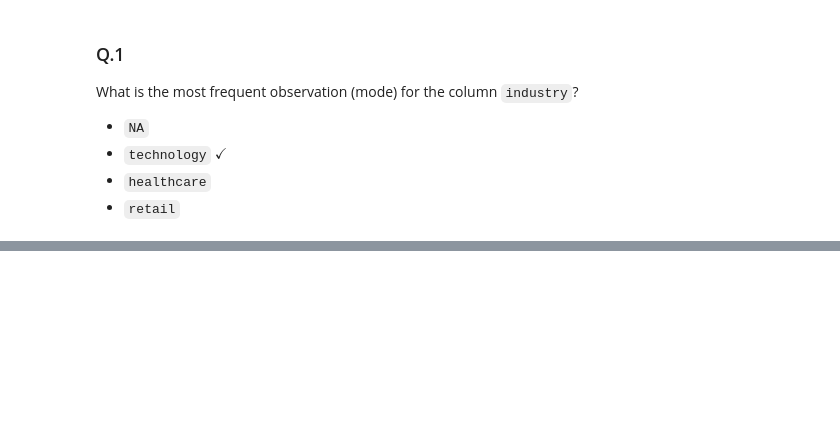
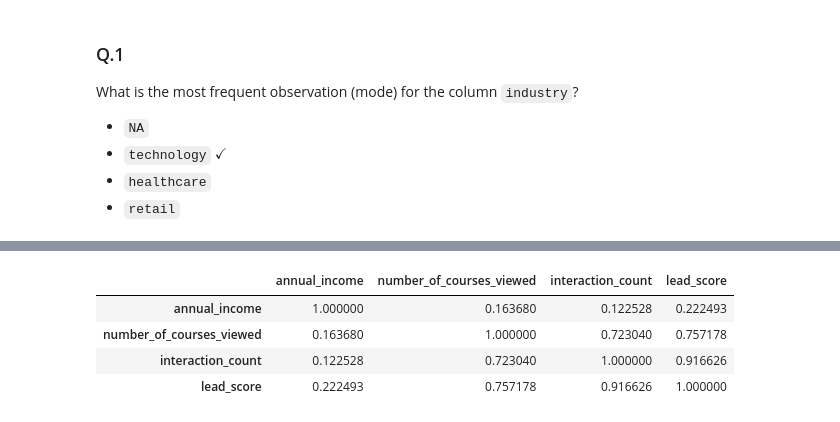
Before and after one commit to RwinRad/ml-forge, a Jupyter notebook: 03-classification/homework.ipynb, the cells around one changed output, grey strips where cells are left out. Saved outputs shown, nothing was run; the diff lists cells and outputs as text; code cells hidden in the pictures; blank space fills up the shorter version.

```diff
--- a/03-classification/homework.ipynb
+++ b/03-classification/homework.ipynb
@@ -121,0 +137,9 @@ Name: count, dtype: int64
+# %%
+corr_matrix = df_full_train[numerical].corr()
+corr_matrix
+# %% [output]
+|  | annual_income | number_of_courses_viewed | interaction_count | lead_score |
+| annual_income | 1.000000 | 0.163680 | 0.122528 | 0.222493 |
+| number_of_courses_viewed | 0.163680 | 1.000000 | 0.723040 | 0.757178 |
+| interaction_count | 0.122528 | 0.723040 | 1.000000 | 0.916626 |
+| lead_score | 0.222493 | 0.757178 | 0.916626 | 1.000000 |
```
Also changed, not shown: parts of 17 cells of this notebook.
